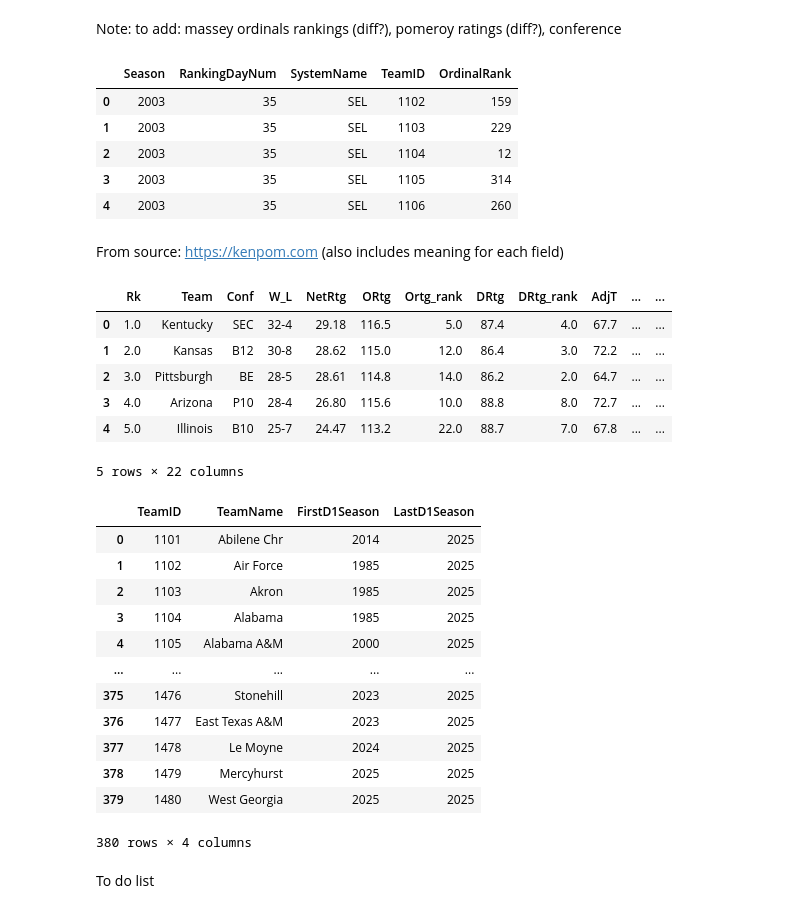
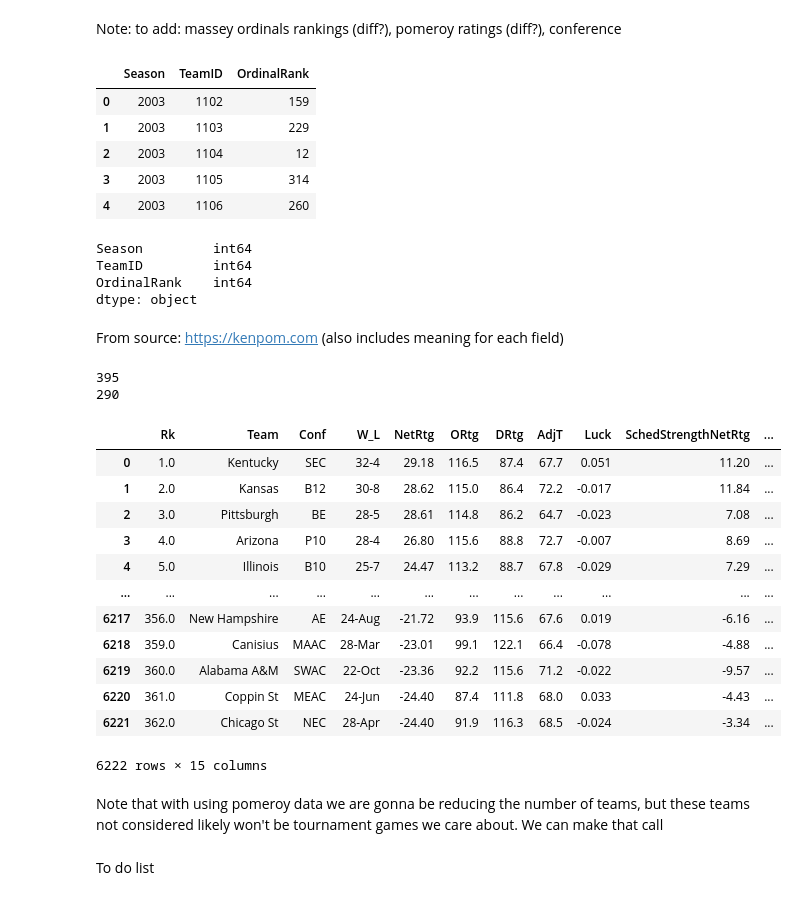
Before and after one commit to ecw70574/data_mining_course_project, a Jupyter notebook: TestingMerge.ipynb, the cells around one changed output. Cells and saved outputs as stored; diff of their text form; code cells hidden in the pictures.

Commit message:
testing a merge

```diff
--- a/TestingMerge.ipynb
+++ b/TestingMerge.ipynb
@@ -261,16 +293,23 @@ For each team in the match up, we are going to include its season averages in pl
 # %% [markdown]
 Note: to add: massey ordinals rankings (diff?), pomeroy ratings (diff?), conference
 # %%
-massey = pd.read_csv("PreTourneyMasseyOrdinals.csv")
+massey_ordinals = pd.read_csv("PreTourneyMasseyOrdinals.csv")
+# selecting only columns we want to merge in
+massey = massey_ordinals[["Season", "TeamID", "OrdinalRank"]].copy()
 display(massey.head())
 # we want to take the OrinalRank column and merge it with our tourney data (for each team T1 and T2 on its team id)
 # means need to merge twice like shown above
+massey.dtypes
 # %% [output]
-|  | Season | RankingDayNum | SystemName | TeamID | OrdinalRank |
-| 0 | 2003 | 35 | SEL | 1102 | 159 |
-| 1 | 2003 | 35 | SEL | 1103 | 229 |
-| 2 | 2003 | 35 | SEL | 1104 | 12 |
-| 3 | 2003 | 35 | SEL | 1105 | 314 |
-| 4 | 2003 | 35 | SEL | 1106 | 260 |
+|  | Season | TeamID | OrdinalRank |
+| 0 | 2003 | 1102 | 159 |
+| 1 | 2003 | 1103 | 229 |
+| 2 | 2003 | 1104 | 12 |
+| 3 | 2003 | 1105 | 314 |
+| 4 | 2003 | 1106 | 260 |
+Season         int64
+TeamID         int64
+OrdinalRank    int64
+dtype: object
 # %% [markdown]
 From source: https://kenpom.com (also includes meaning for each field)
@@ -277,35 +318,40 @@ From source: https://kenpom.com (also includes meaning for each field)
 # %%
 # We will be combining in this data from Pomeroy rankings (external source)
 pomeroy = pd.read_csv("KenPom Stats.csv")
-display(pomeroy.head())
+pomeroy = pomeroy.dropna()
+pomeroy = pomeroy.drop(columns=[col for col in pomeroy.columns if "_rank" in col])
+pomeroy["YEAR"] = pomeroy["YEAR"].astype(int)
+# remove periods from team name column
+pomeroy['Team'] = pomeroy['Team'].str.replace('.', '', regex=False)
+dat= pd.merge(pomeroy, teams[["TeamID", "TeamName"]], how='inner',left_on="Team", right_on="TeamName")
+dat = dat.drop(columns=dat.columns[-1])
+
+print(pomeroy["Team"].nunique())
+print(dat["Team"].nunique())
+display(dat)
+
 # for this file we can use the ranking for each stat (its built in) and maybe use some differences
 # because we also have the raw value for these statistics, idk which we would want
 
 # mapping to this table's year and Team id (team id to team name table)
 # %% [output]
+395
+290
-|  | Rk | Team | Conf | W_L | NetRtg | ORtg | Ortg_rank | DRtg | DRtg_rank | AdjT | ... | ... |
-| 0 | 1.0 | Kentucky | SEC | 32-4 | 29.18 | 116.5 | 5.0 | 87.4 | 4.0 | 67.7 | ... | ... |
-| 1 | 2.0 | Kansas | B12 | 30-8 | 28.62 | 115.0 | 12.0 | 86.4 | 3.0 | 72.2 | ... | ... |
-| 2 | 3.0 | Pittsburgh | BE | 28-5 | 28.61 | 114.8 | 14.0 | 86.2 | 2.0 | 64.7 | ... | ... |
-| 3 | 4.0 | Arizona | P10 | 28-4 | 26.80 | 115.6 | 10.0 | 88.8 | 8.0 | 72.7 | ... | ... |
-| 4 | 5.0 | Illinois | B10 | 25-7 | 24.47 | 113.2 | 22.0 | 88.7 | 7.0 | 67.8 | ... | ... |
+|  | Rk | Team | Conf | W_L | NetRtg | ORtg | DRtg | AdjT | Luck | SchedStrengthNetRtg | ... |
+| 0 | 1.0 | Kentucky | SEC | 32-4 | 29.18 | 116.5 | 87.4 | 67.7 | 0.051 | 11.20 | ... |
+| 1 | 2.0 | Kansas | B12 | 30-8 | 28.62 | 115.0 | 86.4 | 72.2 | -0.017 | 11.84 | ... |
+| 2 | 3.0 | Pittsburgh | BE | 28-5 | 28.61 | 114.8 | 86.2 | 64.7 | -0.023 | 7.08 | ... |
+| 3 | 4.0 | Arizona | P10 | 28-4 | 26.80 | 115.6 | 88.8 | 72.7 | -0.007 | 8.69 | ... |
+| 4 | 5.0 | Illinois | B10 | 25-7 | 24.47 | 113.2 | 88.7 | 67.8 | -0.029 | 7.29 | ... |
+| ... | ... | ... | ... | ... | ... | ... | ... | ... | ... | ... | ... |
+| 6217 | 356.0 | New Hampshire | AE | 24-Aug | -21.72 | 93.9 | 115.6 | 67.6 | 0.019 | -6.16 | ... |
+| 6218 | 359.0 | Canisius | MAAC | 28-Mar | -23.01 | 99.1 | 122.1 | 66.4 | -0.078 | -4.88 | ... |
+| 6219 | 360.0 | Alabama A&M | SWAC | 22-Oct | -23.36 | 92.2 | 115.6 | 71.2 | -0.022 | -9.57 | ... |
+| 6220 | 361.0 | Coppin St | MEAC | 24-Jun | -24.40 | 87.4 | 111.8 | 68.0 | 0.033 | -4.43 | ... |
+| 6221 | 362.0 | Chicago St | NEC | 28-Apr | -24.40 | 91.9 | 116.3 | 68.5 | -0.024 | -3.34 | ... |
-5 rows × 22 columns
+6222 rows × 15 columns
-# %%
-display(teams)
-# %% [output]
-|  | TeamID | TeamName | FirstD1Season | LastD1Season |
-| 0 | 1101 | Abilene Chr | 2014 | 2025 |
-| 1 | 1102 | Air Force | 1985 | 2025 |
-| 2 | 1103 | Akron | 1985 | 2025 |
-| 3 | 1104 | Alabama | 1985 | 2025 |
-| 4 | 1105 | Alabama A&M | 2000 | 2025 |
-| ... | ... | ... | ... | ... |
-| 375 | 1476 | Stonehill | 2023 | 2025 |
-| 376 | 1477 | East Texas A&M | 2023 | 2025 |
-| 377 | 1478 | Le Moyne | 2024 | 2025 |
-| 378 | 1479 | Mercyhurst | 2025 | 2025 |
-| 379 | 1480 | West Georgia | 2025 | 2025 |
-380 rows × 4 columns
+# %% [markdown]
+Note that with using pomeroy data we are gonna be reducing the number of teams, but these teams not considered likely won't be tournament games we care about. We can make that call
 # %% [markdown]
 To do list
 # %%
```
Also changed, not shown: parts of 7 cells of this notebook.
